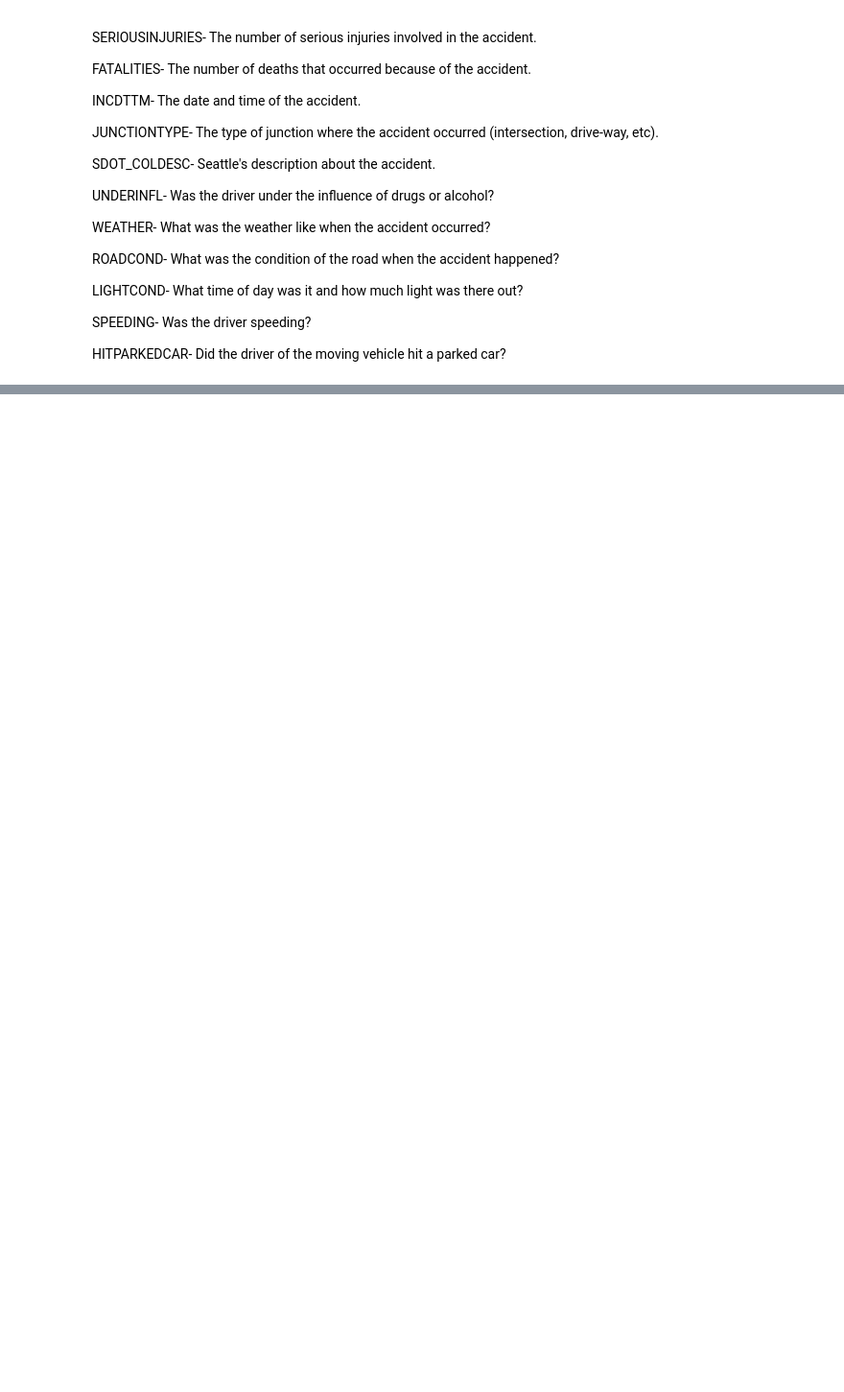
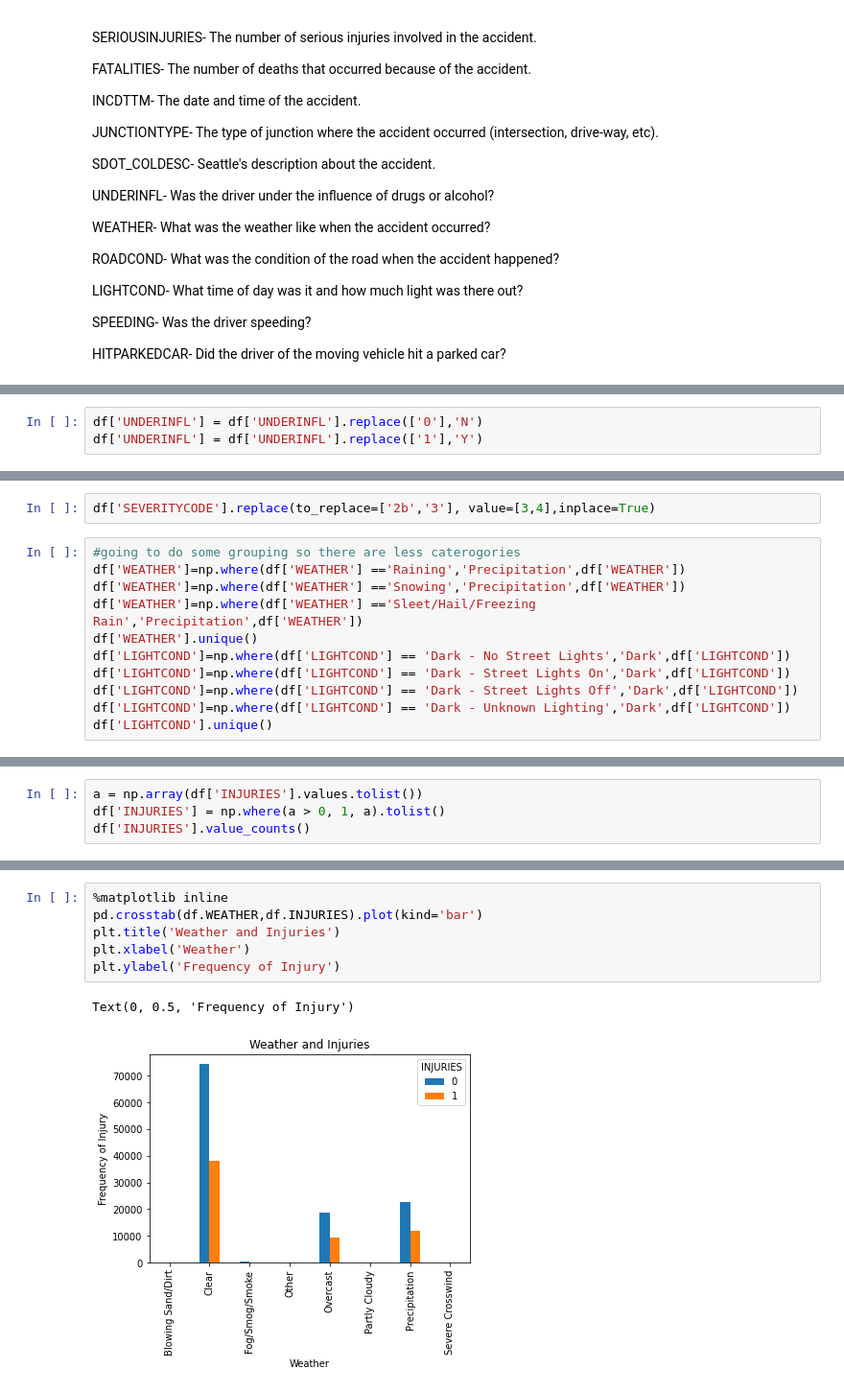
Before and after one commit to gabrielmacey/Coursera_Capstone, a Jupyter notebook: Seattle Data.ipynb, the cells around one changed output, grey strips where cells are left out. Shown at 96% size. Cells and saved outputs as stored; diff of their text form; blank space fills up the shorter version.

```diff
--- a/Seattle Data.ipynb
+++ b/Seattle Data.ipynb
@@ -71,0 +107,3 @@ Total number of Features: 22
+# %%
+df['UNDERINFL'] = df['UNDERINFL'].replace(['0'],'N')
+df['UNDERINFL'] = df['UNDERINFL'].replace(['1'],'Y')
@@ -71,0 +142,13 @@ Total number of Features: 22
+# %%
+df['SEVERITYCODE'].replace(to_replace=['2b','3'], value=[3,4],inplace=True)
+# %%
+#going to do some grouping so there are less caterogories
+df['WEATHER']=np.where(df['WEATHER'] =='Raining','Precipitation',df['WEATHER'])
+df['WEATHER']=np.where(df['WEATHER'] =='Snowing','Precipitation',df['WEATHER'])
+df['WEATHER']=np.where(df['WEATHER'] =='Sleet/Hail/Freezing Rain','Precipitation',df['WEATHER'])
+df['WEATHER'].unique()
+df['LIGHTCOND']=np.where(df['LIGHTCOND'] == 'Dark - No Street Lights','Dark',df['LIGHTCOND'])
+df['LIGHTCOND']=np.where(df['LIGHTCOND'] == 'Dark - Street Lights On','Dark',df['LIGHTCOND'])
+df['LIGHTCOND']=np.where(df['LIGHTCOND'] == 'Dark - Street Lights Off','Dark',df['LIGHTCOND'])
+df['LIGHTCOND']=np.where(df['LIGHTCOND'] == 'Dark - Unknown Lighting','Dark',df['LIGHTCOND'])
+df['LIGHTCOND'].unique()
@@ -71,0 +157,4 @@ Total number of Features: 22
+# %%
+a = np.array(df['INJURIES'].values.tolist())
+df['INJURIES'] = np.where(a > 0, 1, a).tolist()
+df['INJURIES'].value_counts()
@@ -71,0 +182,9 @@ Total number of Features: 22
+# %%
+%matplotlib inline
+pd.crosstab(df.WEATHER,df.INJURIES).plot(kind='bar')
+plt.title('Weather and Injuries')
+plt.xlabel('Weather')
+plt.ylabel('Frequency of Injury')
+# %% [output]
+Text(0, 0.5, 'Frequency of Injury')
+[figure, added]
```
Also changed, not shown: parts of 39 cells of this notebook, 2 other files.
